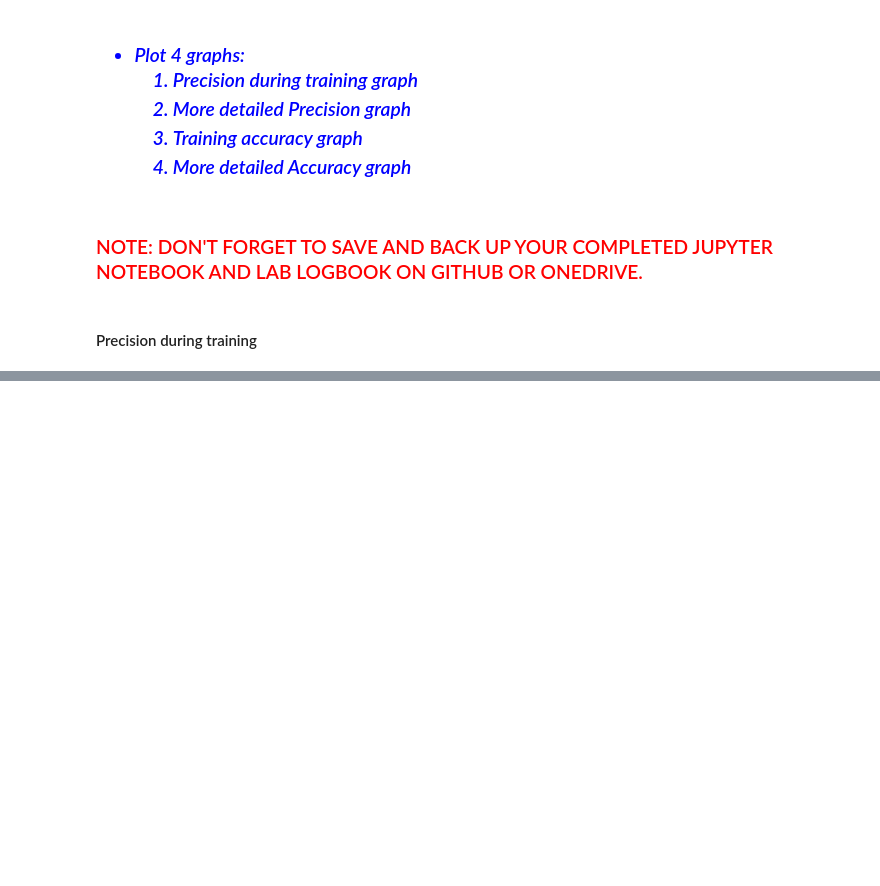
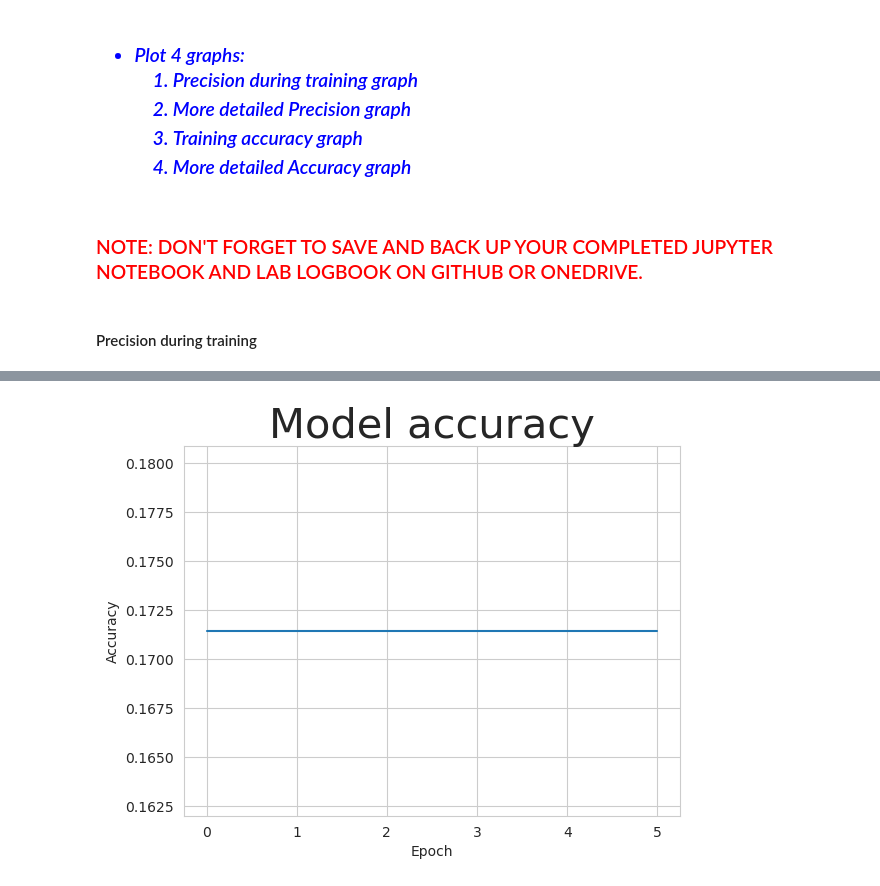
Before and after one commit to DAN-BIWOTT/Machine-learning-in-finance, a Jupyter notebook: week 10/Week-10_Wait-Attention_Gold_LSTM____ML-in-Finance_Final.ipynb, the cells around one changed output, grey strips where cells are left out. Drawn from its saved outputs; the diff is of its cells as text; code cells hidden in the pictures; blank space fills up the shorter version.

```diff
--- a/week 10/Week-10_Wait-Attention_Gold_LSTM____ML-in-Finance_Final.ipynb
+++ b/week 10/Week-10_Wait-Attention_Gold_LSTM____ML-in-Finance_Final.ipynb
@@ -1470,0 +1398,16 @@ Text(0.5, 0, 'precision')
+# %%
+#
+#
+#    Your code of Training accuracy
+#
+#
+
+# Plot Training accuracy
+
+plt.plot(history.history['accuracy'])
+plt.title('Model accuracy')
+plt.ylabel('Accuracy')
+plt.xlabel('Epoch')
+plt.show()
+# %% [output]
+[figure, added]
```
Also changed, not shown: parts of 32 cells of this notebook, 2 other files.
